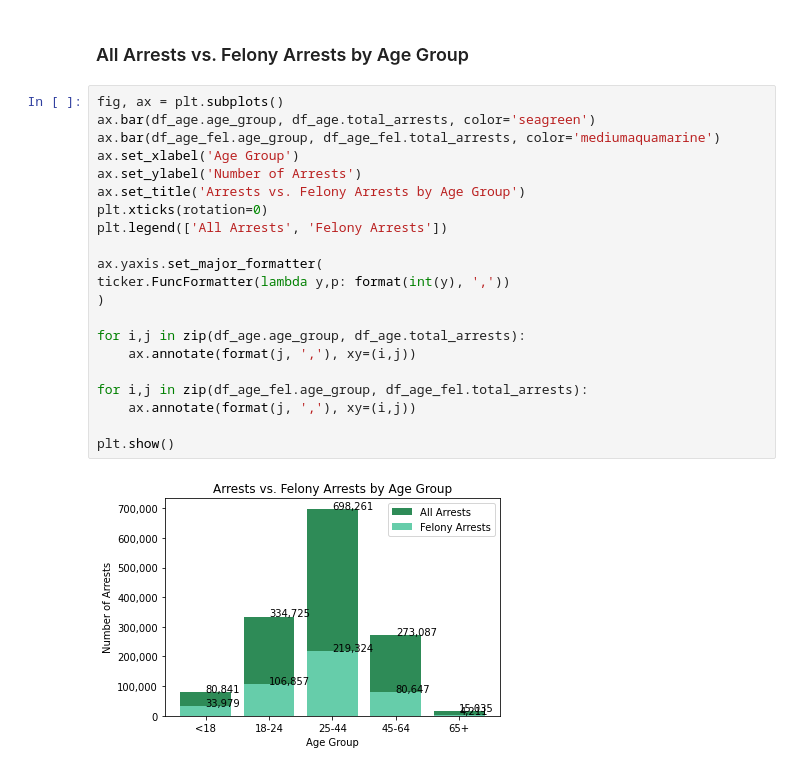
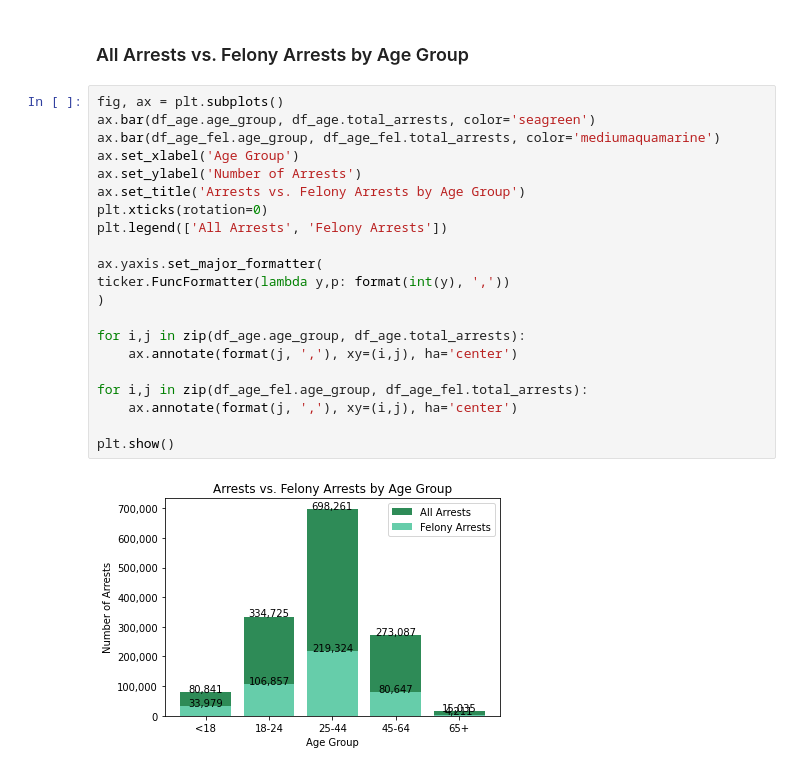
Before and after one commit to AmitSamra/NYC_Crime, a Jupyter notebook: nyc_crime_python.ipynb, the cells around one changed output. Cells and saved outputs as stored; diff of their text form.

```diff
--- a/nyc_crime_python.ipynb
+++ b/nyc_crime_python.ipynb
@@ -756,23 +756,23 @@ plt.show()
 # %%
 fig, ax = plt.subplots()
 ax.bar(df_age.age_group, df_age.total_arrests, color='seagreen')
 ax.bar(df_age_fel.age_group, df_age_fel.total_arrests, color='mediumaquamarine')
 ax.set_xlabel('Age Group')
 ax.set_ylabel('Number of Arrests')
 ax.set_title('Arrests vs. Felony Arrests by Age Group')
 plt.xticks(rotation=0)
 plt.legend(['All Arrests', 'Felony Arrests'])
 
 ax.yaxis.set_major_formatter(
 ticker.FuncFormatter(lambda y,p: format(int(y), ','))
 )
 
 for i,j in zip(df_age.age_group, df_age.total_arrests):
-    ax.annotate(format(j, ','), xy=(i,j))
+    ax.annotate(format(j, ','), xy=(i,j), ha='center')
 
 for i,j in zip(df_age_fel.age_group, df_age_fel.total_arrests):
-    ax.annotate(format(j, ','), xy=(i,j))
+    ax.annotate(format(j, ','), xy=(i,j), ha='center')
 
 plt.show()
 # %% [output]
-[figure, old version]
+[figure, new version]
```
Also changed, not shown: parts of 4 cells of this notebook.
